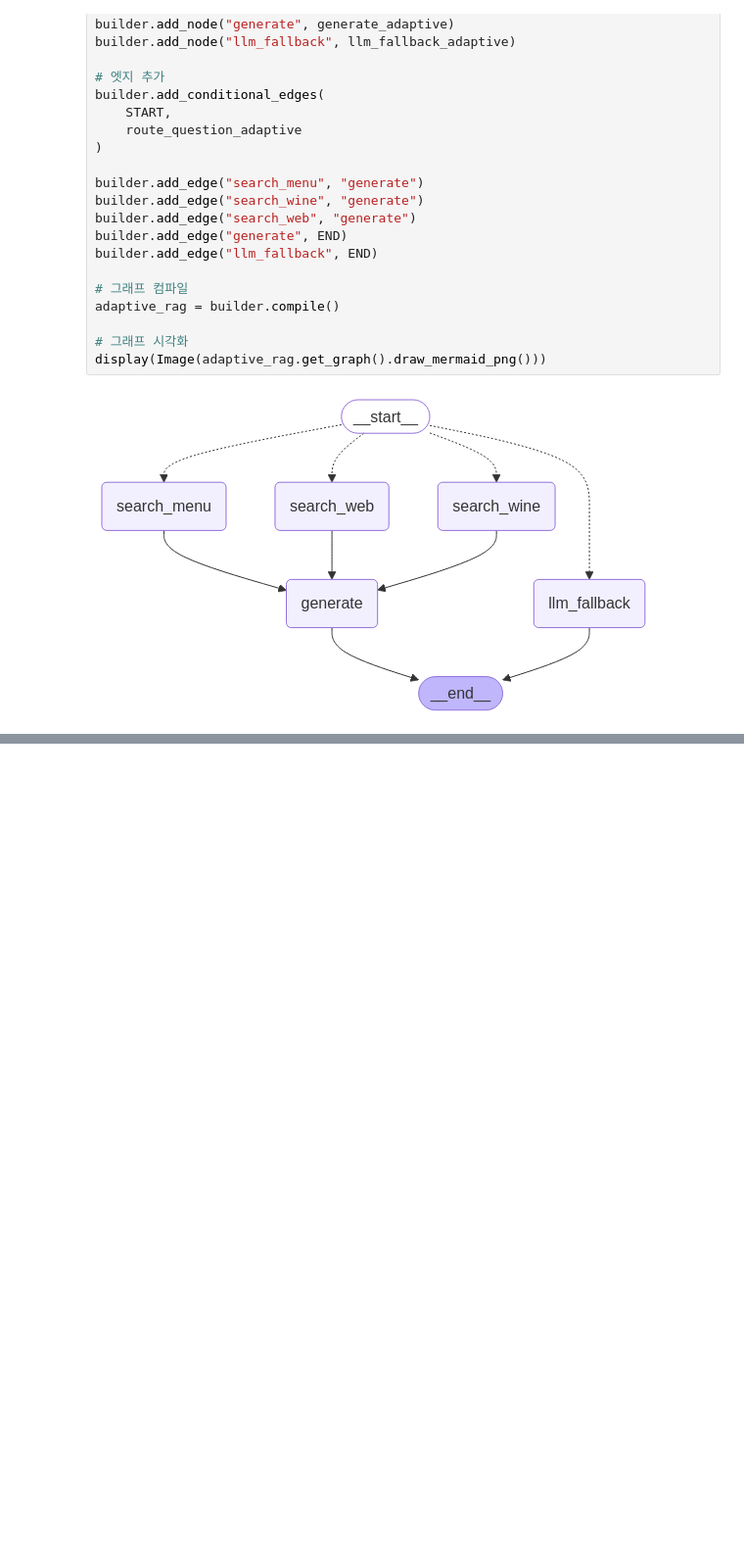
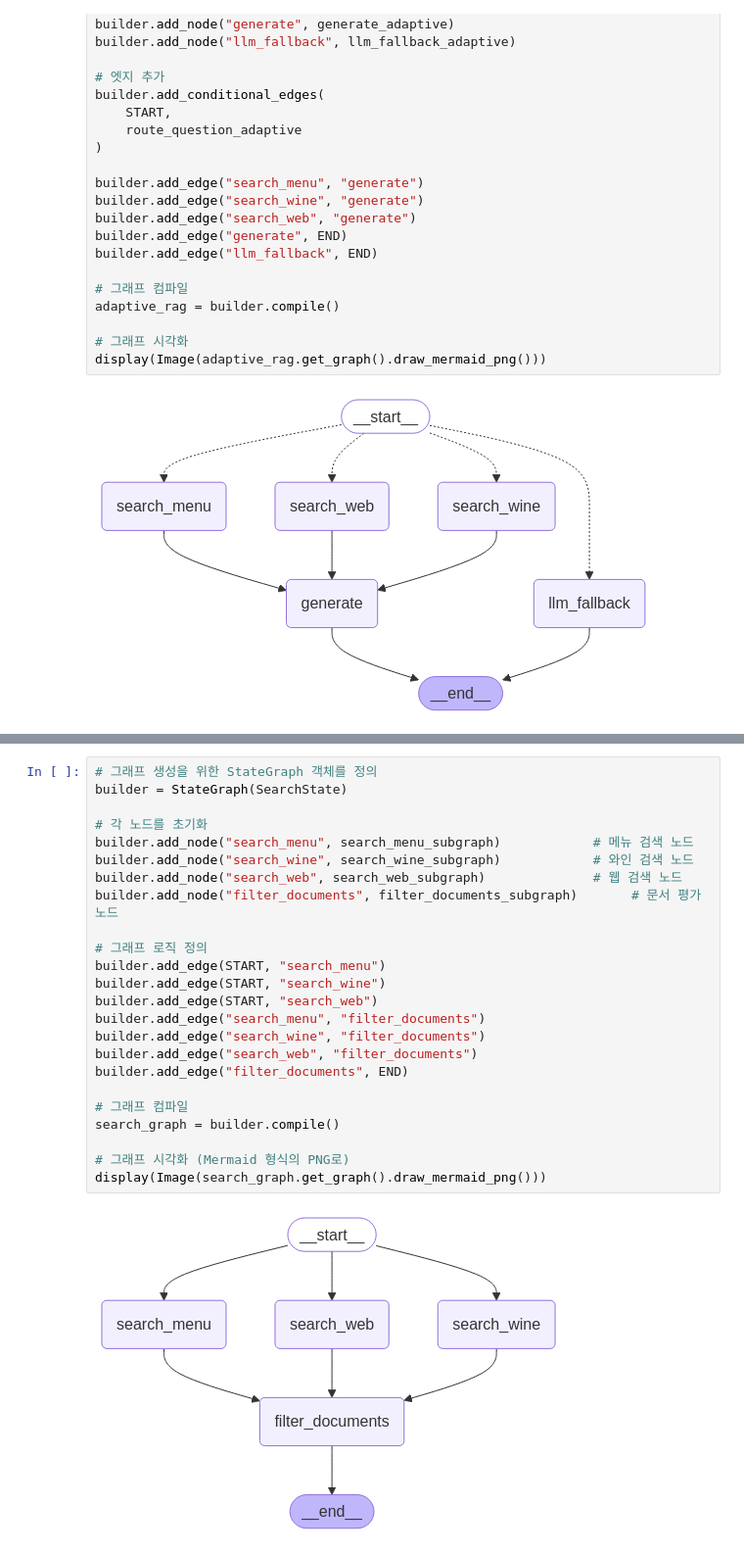
Before and after one commit to phUR99/langgraph_agent, a Jupyter notebook: src/langgraph_agent/05_LangGraph_AgenticRAG.ipynb, the cells around one changed output, grey strips where cells are left out. Shown at 98% size. Saved outputs shown, nothing was run; the diff lists cells and outputs as text; blank space fills up the shorter version.

```diff
--- a/src/langgraph_agent/05_LangGraph_AgenticRAG.ipynb
+++ b/src/langgraph_agent/05_LangGraph_AgenticRAG.ipynb
@@ -365,0 +1055,26 @@ The provided documents don't contain information to answer this question.
+# %%
+# 그래프 생성을 위한 StateGraph 객체를 정의
+builder = StateGraph(SearchState)
+
+# 각 노드를 초기화
+builder.add_node("search_menu", search_menu_subgraph)            # 메뉴 검색 노드
+builder.add_node("search_wine", search_wine_subgraph)            # 와인 검색 노드
+builder.add_node("search_web", search_web_subgraph)              # 웹 검색 노드
+builder.add_node("filter_documents", filter_documents_subgraph)       # 문서 평가 노드
+
+# 그래프 로직 정의
+builder.add_edge(START, "search_menu")
+builder.add_edge(START, "search_wine")
+builder.add_edge(START, "search_web")
+builder.add_edge("search_menu", "filter_documents")
+builder.add_edge("search_wine", "filter_documents")
+builder.add_edge("search_web", "filter_documents")
+builder.add_edge("filter_documents", END)
+
+# 그래프 컴파일
+search_graph = builder.compile()
+
+# 그래프 시각화 (Mermaid 형식의 PNG로)
+display(Image(search_graph.get_graph().draw_mermaid_png()))
+# %% [output]
+[figure, added]
```
Also changed, not shown: parts of 54 cells of this notebook, 8 other files.
